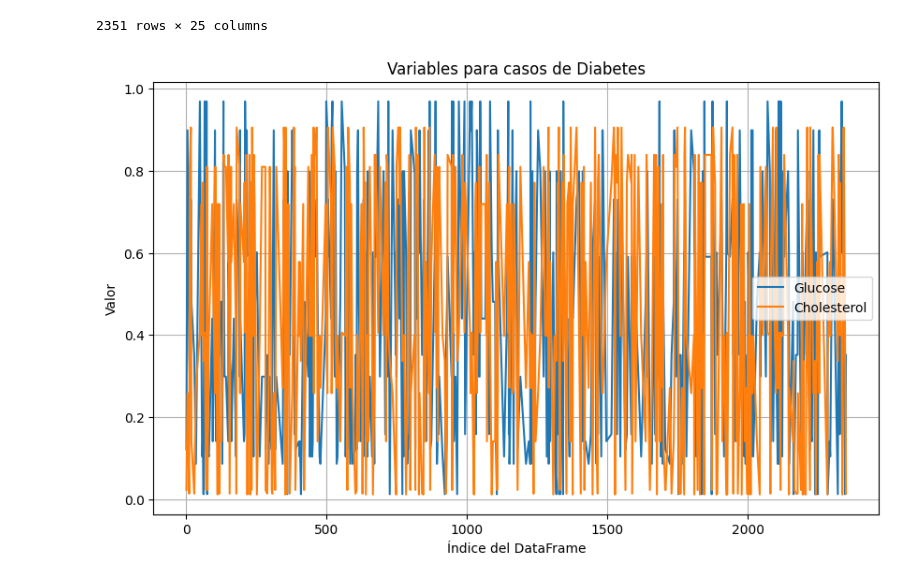
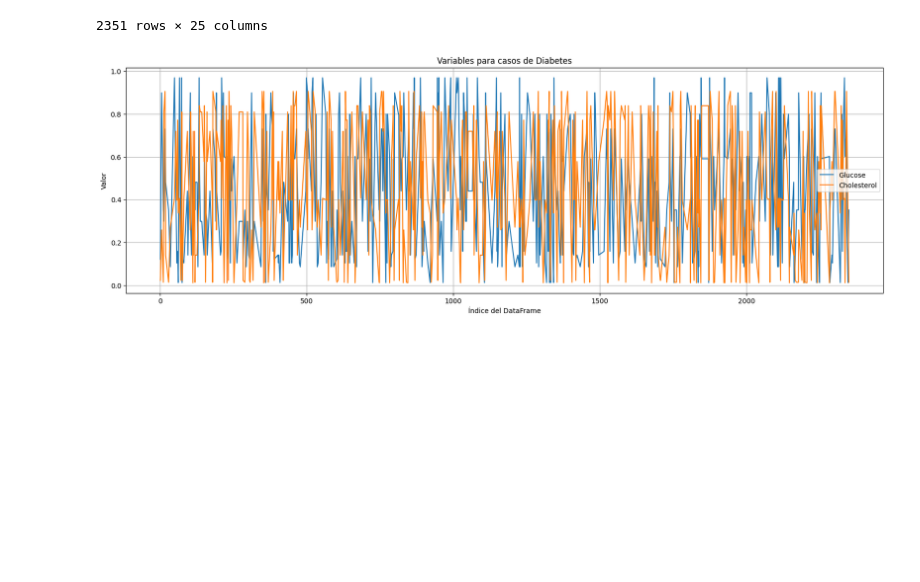
Before and after one commit to borisValdez/DataScience, a Jupyter notebook: ProyectoDS_ParteI_Boris.ipynb, the cells around one changed output. Saved outputs shown, nothing was run; the diff lists cells and outputs as text; code cells hidden in the pictures; blank space fills up the shorter version.

```diff
--- a/ProyectoDS_ParteI_Boris.ipynb
+++ b/ProyectoDS_ParteI_Boris.ipynb
@@ -102,22 +102,22 @@ indice2=df_sano.index
 # %%
 variables_y = ['Glucose', 'Cholesterol']
 
 # Crear el gráfico lineal
-plt.figure(figsize=(10, 6))
+plt.figure(figsize=(20, 6))
 for variable in variables_y:
     plt.plot(indice, df_diabetes[variable], label=variable)
 
 # Añadir leyenda y etiquetas
 plt.legend()
 plt.xlabel('Índice del DataFrame')
 plt.ylabel('Valor')
 plt.title('Variables para casos de Diabetes')
 plt.grid(True)
 
 # Mostrar el gráfico
 plt.show()
 # %% [output]
-[figure, old version]
+[figure, new version]
 # %%
 variables_y = ['Glucose', 'Cholesterol']
 
```
Also changed, not shown: parts of 4 cells of this notebook.
